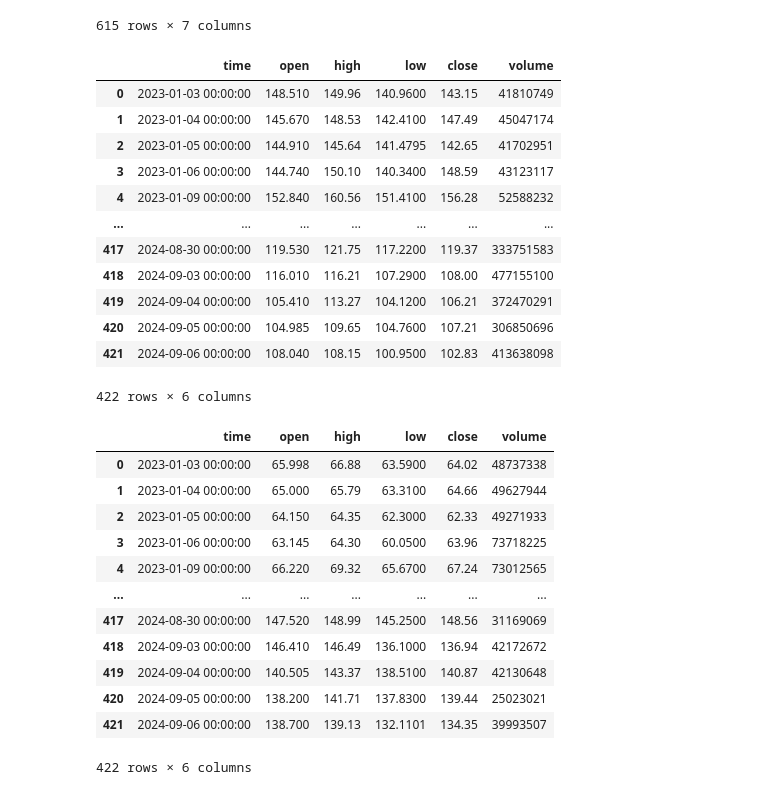
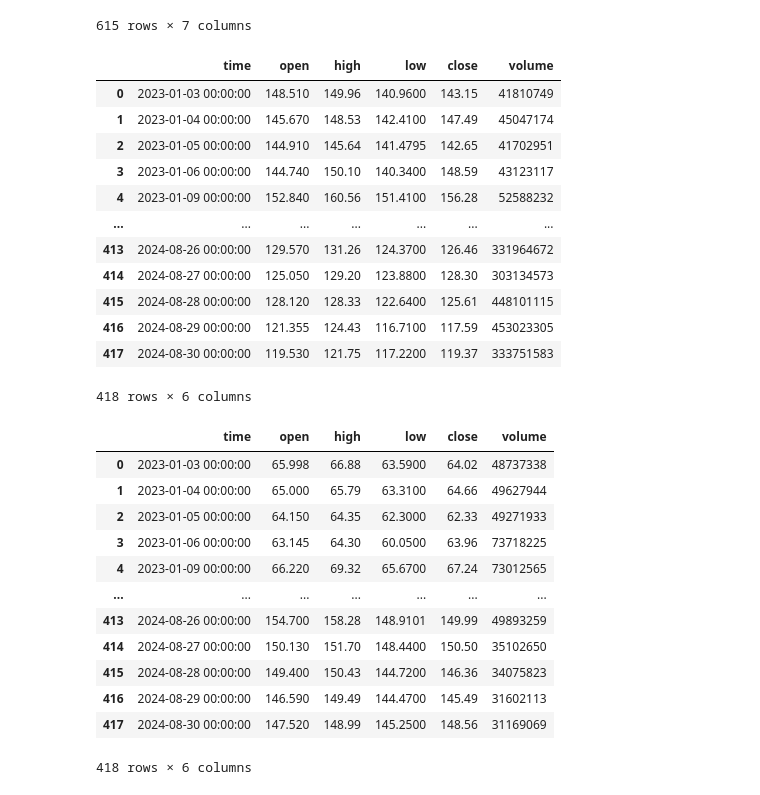
Before and after one commit to Belayohio/project_1, a Jupyter notebook: MP_work_notebook.ipynb, the cells around one changed output. Drawn from its saved outputs; the diff is of its cells as text; code cells hidden in the pictures.

```diff
--- a/MP_work_notebook.ipynb
+++ b/MP_work_notebook.ipynb
@@ -131,60 +131,40 @@ api = tradeapi.REST(API_Key, API_secret_key, API_base_url, api_version='v2')
 # %%
 def fetch_data(symbol, start, end, timeframe='1D'):
     # Fetching bar data from Alpaca
-    symbol = 'NVDA'
-    start = '2023-01-01'
-    end = '2024-09-07'
-    timeframe = '1D'
     barset = api.get_bars(symbol, timeframe, start=start, end=end)
 
     # Convert the barset to a DataFrame
     bars_df = pd.DataFrame([{
         'time': bar.t.strftime('%Y-%m-%d %H:%M:%S'),  # Converting timestamp to string
         'open': bar.o,
         'high': bar.h,
         'low': bar.l,
         'close': bar.c,
         'volume': bar.v
     } for bar in barset])
 
-    return nvda_df
+    return bars_df
 
+
+# Fetching NVDA data and returning as a DataFrame
+nvda_df = fetch_data('NVDA', '2023-01-01', '2024-09-01')
 nvda_df
 # %% [output]
 |  | time | open | high | low | close | volume |
 | 0 | 2023-01-03 00:00:00 | 148.510 | 149.96 | 140.9600 | 143.15 | 41810749 |
 | 1 | 2023-01-04 00:00:00 | 145.670 | 148.53 | 142.4100 | 147.49 | 45047174 |
 | 2 | 2023-01-05 00:00:00 | 144.910 | 145.64 | 141.4795 | 142.65 | 41702951 |
 | 3 | 2023-01-06 00:00:00 | 144.740 | 150.10 | 140.3400 | 148.59 | 43123117 |
 | 4 | 2023-01-09 00:00:00 | 152.840 | 160.56 | 151.4100 | 156.28 | 52588232 |
 | ... | ... | ... | ... | ... | ... | ... |
+| 413 | 2024-08-26 00:00:00 | 129.570 | 131.26 | 124.3700 | 126.46 | 331964672 |
+| 414 | 2024-08-27 00:00:00 | 125.050 | 129.20 | 123.8800 | 128.30 | 303134573 |
+| 415 | 2024-08-28 00:00:00 | 128.120 | 128.33 | 122.6400 | 125.61 | 448101115 |
+| 416 | 2024-08-29 00:00:00 | 121.355 | 124.43 | 116.7100 | 117.59 | 453023305 |
 | 417 | 2024-08-30 00:00:00 | 119.530 | 121.75 | 117.2200 | 119.37 | 333751583 |
-| 418 | 2024-09-03 00:00:00 | 116.010 | 116.21 | 107.2900 | 108.00 | 477155100 |
-| 419 | 2024-09-04 00:00:00 | 105.410 | 113.27 | 104.1200 | 106.21 | 372470291 |
-| 420 | 2024-09-05 00:00:00 | 104.985 | 109.65 | 104.7600 | 107.21 | 306850696 |
-| 421 | 2024-09-06 00:00:00 | 108.040 | 108.15 | 100.9500 | 102.83 | 413638098 |
-422 rows × 6 columns
+418 rows × 6 columns
 # %%
-def fetch_data(symbol, start, end, timeframe='1D'):
-    # Fetching bar data from Alpaca
-    symbol = 'AMD'
-    start = '2023-01-01'
-    end = '2024-09-07'
-    timeframe = '1D'
-    barset = api.get_bars(symbol, timeframe, start=start, end=end)
-
-    # Convert the barset to a DataFrame
-    bars_df = pd.DataFrame([{
-        'time': bar.t.strftime('%Y-%m-%d %H:%M:%S'),  # Converting timestamp to string
-        'open': bar.o,
-        'high': bar.h,
-        'low': bar.l,
-        'close': bar.c,
-        'volume': bar.v
-    } for bar in barset])
-
-    return amd_df
-
+amd_df = fetch_data('AMD', '2023-01-01', '2024-09-01')
 amd_df
 # %% [output]
 |  | time | open | high | low | close | volume |
@@ -194,9 +174,9 @@ amd_df
 | 3 | 2023-01-06 00:00:00 | 63.145 | 64.30 | 60.0500 | 63.96 | 73718225 |
 | 4 | 2023-01-09 00:00:00 | 66.220 | 69.32 | 65.6700 | 67.24 | 73012565 |
 | ... | ... | ... | ... | ... | ... | ... |
+| 413 | 2024-08-26 00:00:00 | 154.700 | 158.28 | 148.9101 | 149.99 | 49893259 |
+| 414 | 2024-08-27 00:00:00 | 150.130 | 151.70 | 148.4400 | 150.50 | 35102650 |
+| 415 | 2024-08-28 00:00:00 | 149.400 | 150.43 | 144.7200 | 146.36 | 34075823 |
+| 416 | 2024-08-29 00:00:00 | 146.590 | 149.49 | 144.4700 | 145.49 | 31602113 |
 | 417 | 2024-08-30 00:00:00 | 147.520 | 148.99 | 145.2500 | 148.56 | 31169069 |
-| 418 | 2024-09-03 00:00:00 | 146.410 | 146.49 | 136.1000 | 136.94 | 42172672 |
-| 419 | 2024-09-04 00:00:00 | 140.505 | 143.37 | 138.5100 | 140.87 | 42130648 |
-| 420 | 2024-09-05 00:00:00 | 138.200 | 141.71 | 137.8300 | 139.44 | 25023021 |
-| 421 | 2024-09-06 00:00:00 | 138.700 | 139.13 | 132.1101 | 134.35 | 39993507 |
-422 rows × 6 columns
+418 rows × 6 columns
```
Also changed, not shown: parts of 3 cells of this notebook.
